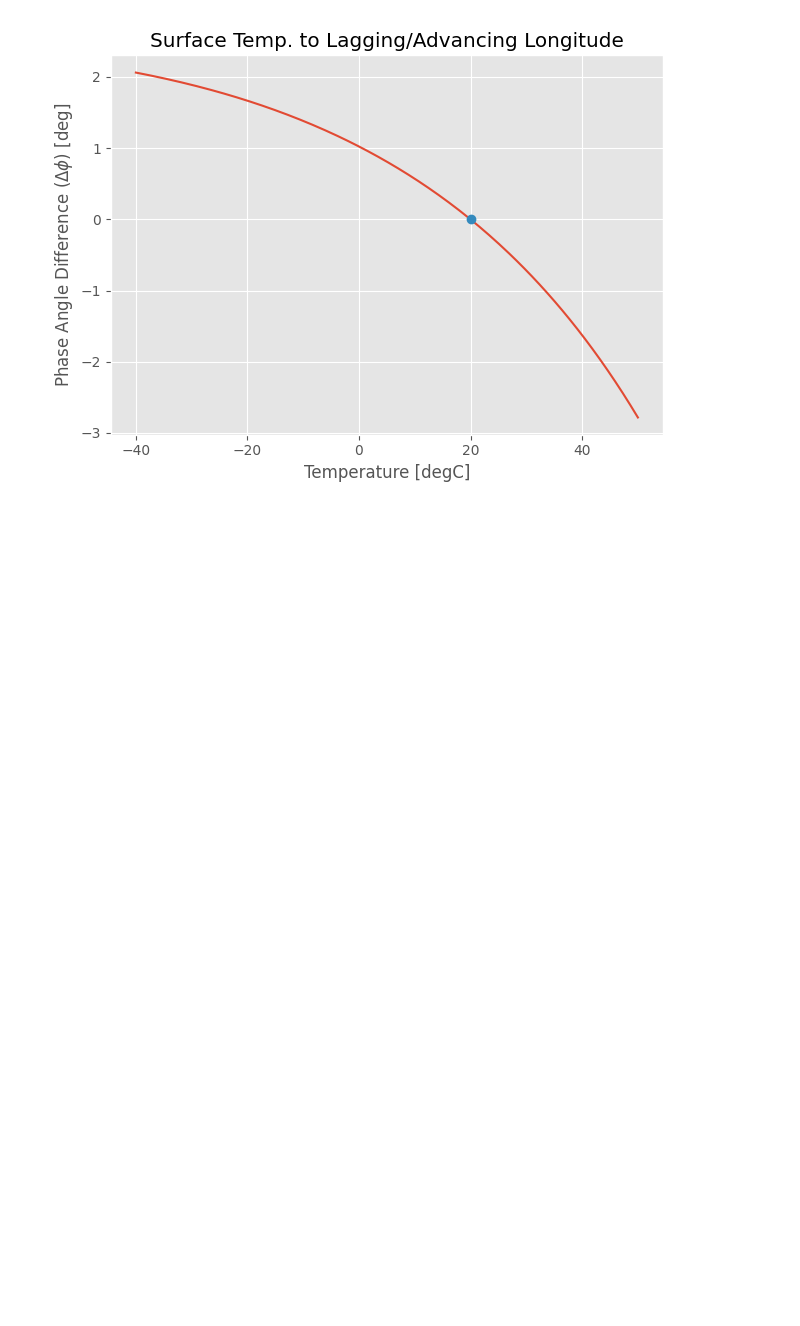
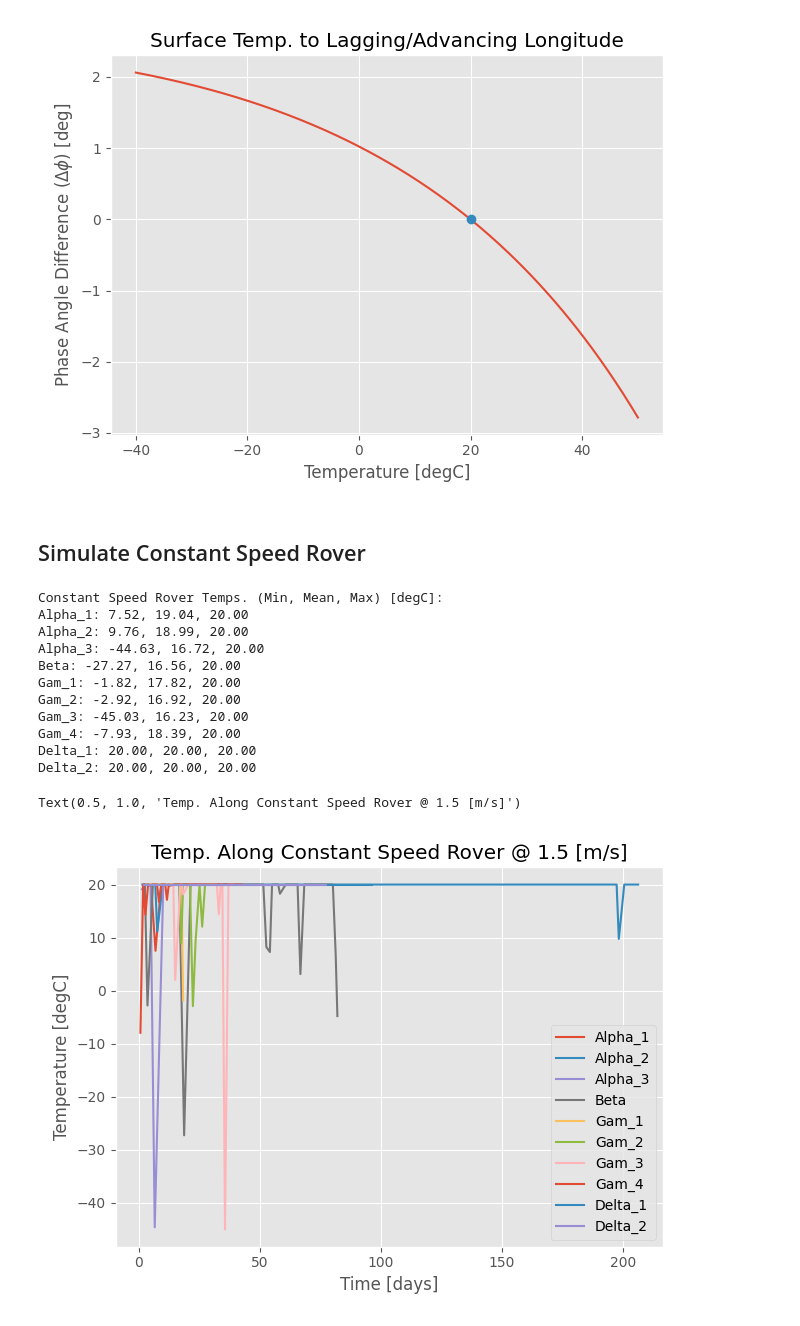
Before and after one commit to natek1234/AER407, a Jupyter notebook: paths/process_paths.ipynb, the cells around one changed output. Cells and saved outputs as stored; diff of their text form; code cells hidden in the pictures; blank space fills up the shorter version.

Commit message:
Impl constant speed rover traversal

```diff
--- a/paths/process_paths.ipynb
+++ b/paths/process_paths.ipynb
@@ -133,6 +136,8 @@ Terminator Sweep Times:
 # %%
 print("Required Path Traverse Speed (Mean, Max):")
 fig, ax = plt.subplots()
+
+SECS_PER_DAY = (24 * 60 * 60)
 
 for name, path in PATHS.items():
     dists = []  # km
@@ -144,7 +149,7 @@ for name, path in PATHS.items():
 
         path_dist = haversine_distance(path.lat[i - 1], path.lon[i - 1], path.lat[i], path.lon[i])
         req_speed = (path_dist / term_time)  # km / days
-        req_speed_ms = (req_speed * 1000 / (24 * 60 * 60))
+        req_speed_ms = (req_speed * 1000 / SECS_PER_DAY)
 
         dists.append(path_dist)
         req_speeds.append(req_speed_ms)
@@ -176,13 +181,15 @@ Required Path Traverse Speed (Mean, Max):
 # %% [markdown]
 ## Basic Thermal Model
 # %%
+DEGC_TO_K = 273.15
+
 def compute_surface_temp(phi, r):  # K
     T_COLD = 110  # K
     assert 0.3075 <= r <= 0.4667
     if phi > 90:
         return T_COLD
     T_subsolar = (407 + (8 / np.sqrt(r)))
-    return (T_subsolar * np.cos(np.deg2rad(phi)) ** (1/4)) + (T_COLD * (phi / 90) ** 3)
+    return (T_subsolar * (np.cos(np.deg2rad(phi)) ** (1/4))) + (T_COLD * (phi / 90) ** 3)
 
 def phi_from_surface_temp(temp, r):
     sol = root_scalar(lambda phi: compute_surface_temp(phi, r) - temp, bracket=(0, 180))
@@ -192,7 +199,7 @@ def phi_from_surface_temp(temp, r):
 fig, ax = plt.subplots()
 phis = np.linspace(0, 100, 200)
 for r_au in [0.3075, 0.4667]:
-    surface_temps = [compute_surface_temp(phi, r_au) - 273.15 for phi in phis]
+    surface_temps = [compute_surface_temp(phi, r_au) - DEGC_TO_K for phi in phis]
     ax.plot(phis, surface_temps, label=fr"$R_{{AU}}$ = {r_au}")
 ax.legend()
 ax.set_xlabel(r"Phase Angle ($\phi$) [deg]")
@@ -221,3 +228,60 @@ ax.set_title("Surface Temp. to Lagging/Advancing Longitude")
 Phi for 20 degC: 87.49
 Text(0.5, 1.0, 'Surface Temp. to Lagging/Advancing Longitude')
 [figure]
+# %% [markdown]
+## Simulate Constant Speed Rover
+# %%
+CONSTANT_ROVER_SPEED = 1.5  # m / s
+R_AU = 0.38
+TEMP_OPTIMAL = 20  # degC
+PHI_OPTIMAL = phi_from_surface_temp(DEGC_TO_K + TEMP_OPTIMAL, R_AU)
+
+print("Constant Speed Rover Temps. (Min, Mean, Max) [degC]:")
+fig, ax = plt.subplots()
+
+for name, path in PATHS.items():
+    temps = []
+    times = []
+    for i in range(1, path.sections):
+        path_dist = haversine_distance(path.lat[i - 1], path.lon[i - 1], path.lat[i], path.lon[i])
+
+        rover_time = (path_dist / (1e-3 * SECS_PER_DAY * CONSTANT_ROVER_SPEED))  # days
+        term_lon_change = (TERM_LON_SPEED * rover_time)  # deg
+
+        delta_lon = np.abs(path.lon[i] - path.lon[i - 1])
+        ahead_of_term = (delta_lon - term_lon_change)
+
+        # Wait for terminator to catch up if ahead
+        time = rover_time + (max(0, ahead_of_term) / TERM_LON_SPEED)
+        times.append(time)
+
+        # We don't allow going ahead of the terminator (for now)
+        delta_phi = min(ahead_of_term, 0)
+        # Plus if driving towards cold, mimus for hot
+        temp = compute_surface_temp(PHI_OPTIMAL - delta_phi, R_AU)
+        temps.append(temp)
+
+    times, temps = np.cumsum(times), np.array(temps, dtype=np.float64)
+    temps -= DEGC_TO_K
+
+    print(f"{name}: {np.min(temps):.2f}, {np.mean(temps):.2f}, {np.max(temps):.2f}")
+    ax.plot(times, temps, label=name)
+
+ax.legend()
+ax.set_xlabel("Time [days]")
+ax.set_ylabel("Temperature [degC]")
+ax.set_title(f"Temp. Along Constant Speed Rover @ {CONSTANT_ROVER_SPEED} [m/s]")
+# %% [output]
+Constant Speed Rover Temps. (Min, Mean, Max) [degC]:
+Alpha_1: 7.52, 19.04, 20.00
+Alpha_2: 9.76, 18.99, 20.00
+Alpha_3: -44.63, 16.72, 20.00
+Beta: -27.27, 16.56, 20.00
+Gam_1: -1.82, 17.82, 20.00
+Gam_2: -2.92, 16.92, 20.00
+Gam_3: -45.03, 16.23, 20.00
+Gam_4: -7.93, 18.39, 20.00
+Delta_1: 20.00, 20.00, 20.00
+Delta_2: 20.00, 20.00, 20.00
+Text(0.5, 1.0, 'Temp. Along Constant Speed Rover @ 1.5 [m/s]')
+[figure, added]
```
Also changed, not shown: parts of 2 cells of this notebook.
